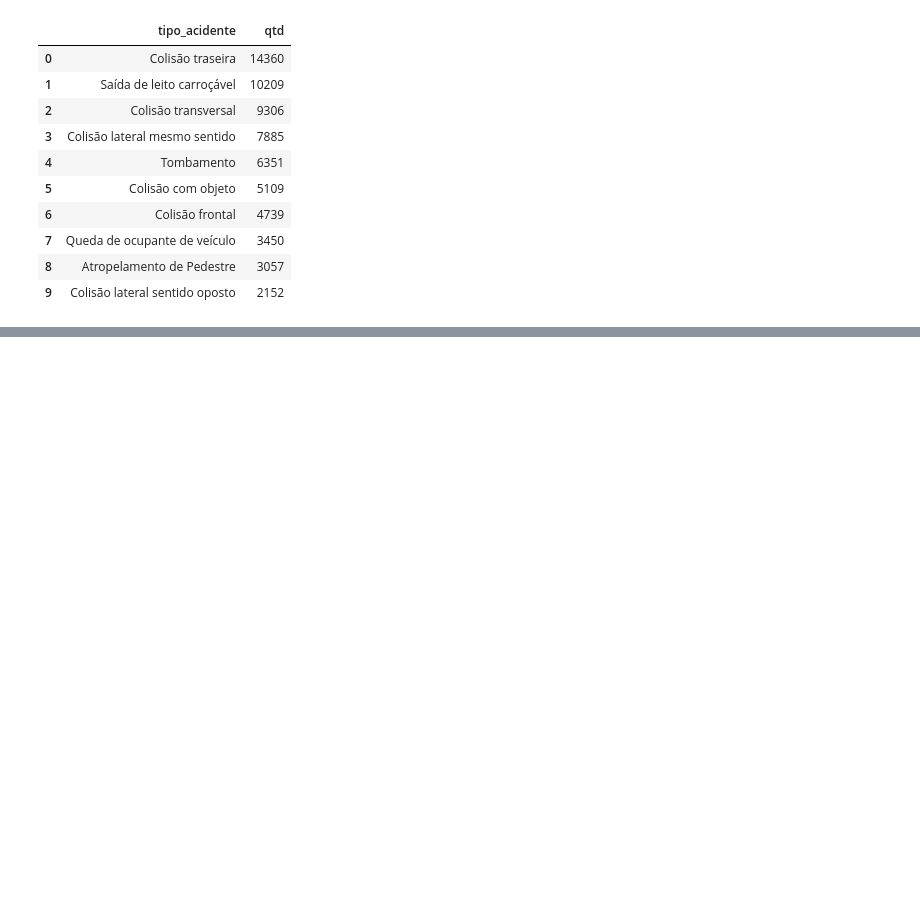
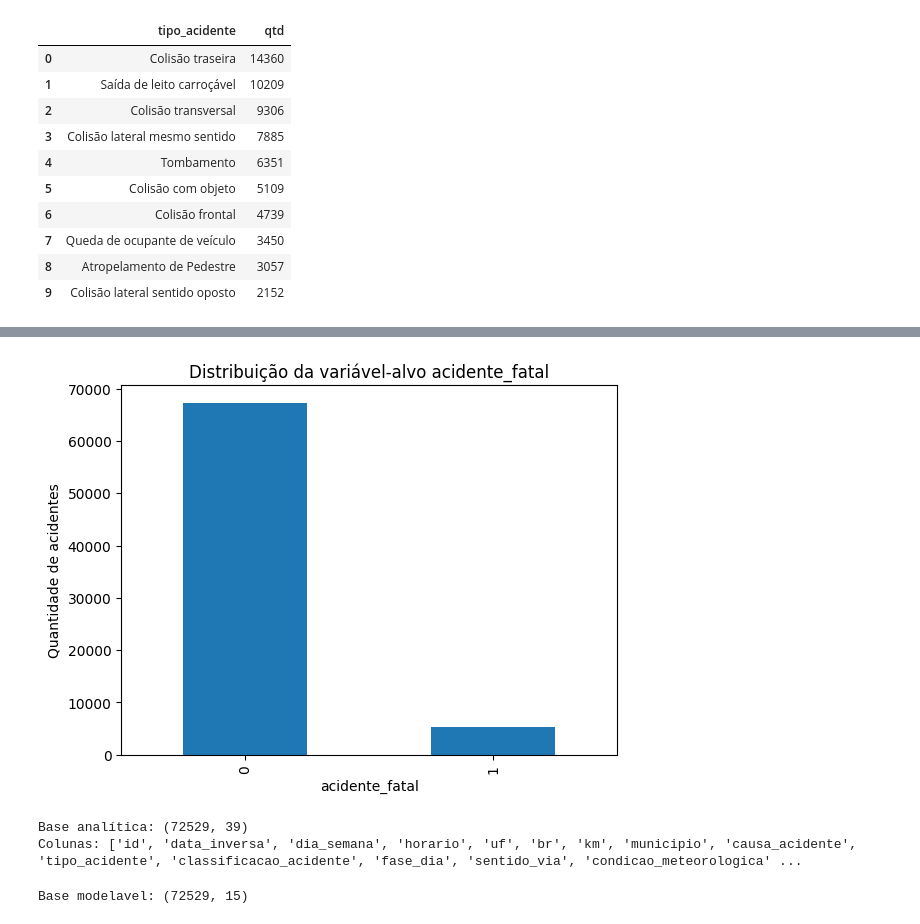
Before and after one commit to ednnaldodev/Modulo4_PRF.ipynb-, a Jupyter notebook: Modulo4_PRF.ipynb, the cells around one changed output, grey strips where cells are left out. Saved outputs shown, nothing was run; the diff lists cells and outputs as text; code cells hidden in the pictures; blank space fills up the shorter version.

```diff
--- a/Modulo4_PRF.ipynb
+++ b/Modulo4_PRF.ipynb
@@ -273,7 +271,6 @@ def classificar_turno(hora):
   if 6 <= hora < 12: return "MANHÃ"
   if 12 <= hora < 18: return "TARDE"
 
-  return "NOIDE"
+  return "NOITE"
 
 df["turno"] = df["hora"].apply(classificar_turno)
-df.head(df)
@@ -471,3 +469,12 @@ Ranking Rápido de Categorias
+# %%
+# CRIANDO INDICADORES DE GRAVIDADE
+
+df["total_vitimas"] = df["mortos"] + df["feridos_leves"] + df["feridos_graves"]
+# %%
+#2 acidentes graves,
+df["acidente_grave"] = np.where((df["mortos"] >= 1) | (df["feridos_graves"]>= 1), 1, 0)
+# %%
+df["indice_gravidade"] = (3 *df["mortos"] + 2 * df["feridos_graves"] + df["feridos_leves"])
 # %%
 #Ranking Rápido de Categorias Objetivo
 #Conferir se as categorias estão coerentes
@@ -512,0 +553,60 @@ display(ranking_categoria(df, "tipo_acidente", 10))
+# %%
+#Gráfico Simples de Conferência
+#Finalidade do gráfico
+#Visualizar distribuição da variável-alvo
+#Detectar desequilíbrio entre classes
+#Controle de qualidade — não substitui EDA forma
+
+
+
+ax = (
+df["acidente_fatal"]
+.value_counts()
+.sort_index()
+.plot(kind="bar")
+)
+ax.set_title(
+"Distribuição da variável-alvo "
+"acidente_fatal")
+ax.set_xlabel("acidente_fatal")
+ax.set_ylabel("Quantidade de acidentes")
+plt.show()
+# %% [output]
+[figure, added]
+# %%
+#Gerar Base Analítica Completa
+#O que a base analítica preserva
+#Cópia completa da base tratada
+#Variáveis descritivas e de localidade
+#Indicadores de gravidade (total_vitimas, indice_gravidade)
+#Será usada nos Módulos 5 e 6
+
+
+
+# Base analítica completa
+# preserva variáveis úteis para EDA e Power BI
+base_analitica = df.copy()
+
+print("Base analítica:", base_analitica.shape)
+print("Colunas:",base_analitica.columns.tolist())
+# %% [output]
+Base analítica: (72529, 39)
+Colunas: ['id', 'data_inversa', 'dia_semana', 'horario', 'uf', 'br', 'km', 'municipio', 'causa_acidente', 'tipo_acidente', 'classificacao_acidente', 'fase_dia', 'sentido_via', 'condicao_meteorologica' ...
+# %%
+variaveis_modelaveis = [
+"uf","br_formatada","municipio","mes","trimestre","dia_semana",
+"dia_semana_num","fim_de_semana",
+"hora","faixa_horaria","turno",
+"fase_dia","causa_acidente",
+"tipo_acidente","condicao_meteorologica",
+"tipo_pista","tracado_via","uso_solo",
+"acidente_fatal"
+]
+variaveis_modelaveis = [c for c in variaveis_modelaveis
+  if c in df.columns]
+
+base_modelavel = df[variaveis_modelaveis].copy()
+
+print("Base modelavel:", base_modelavel.shape)
+# %% [output]
+Base modelavel: (72529, 15)
```
Also changed, not shown: parts of 15 cells of this notebook.
